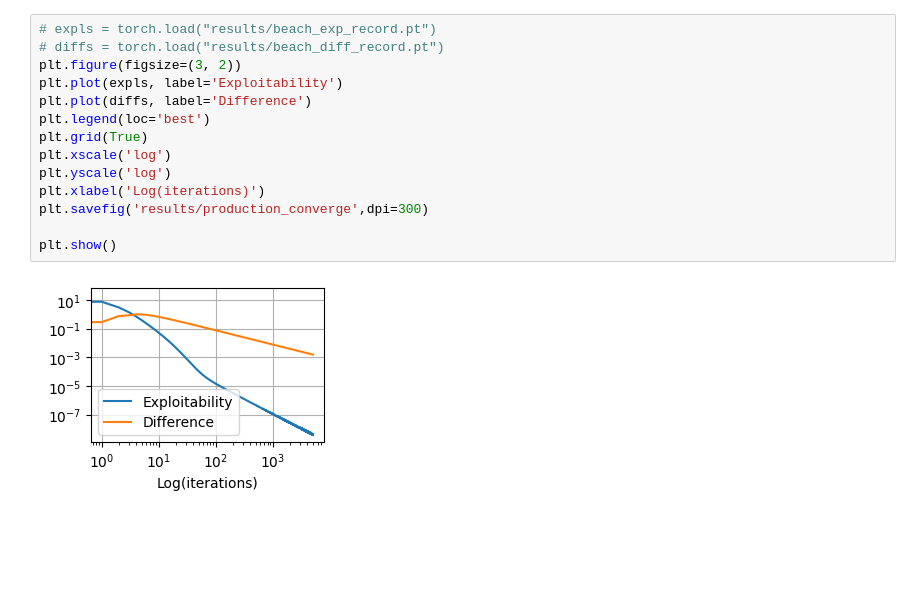
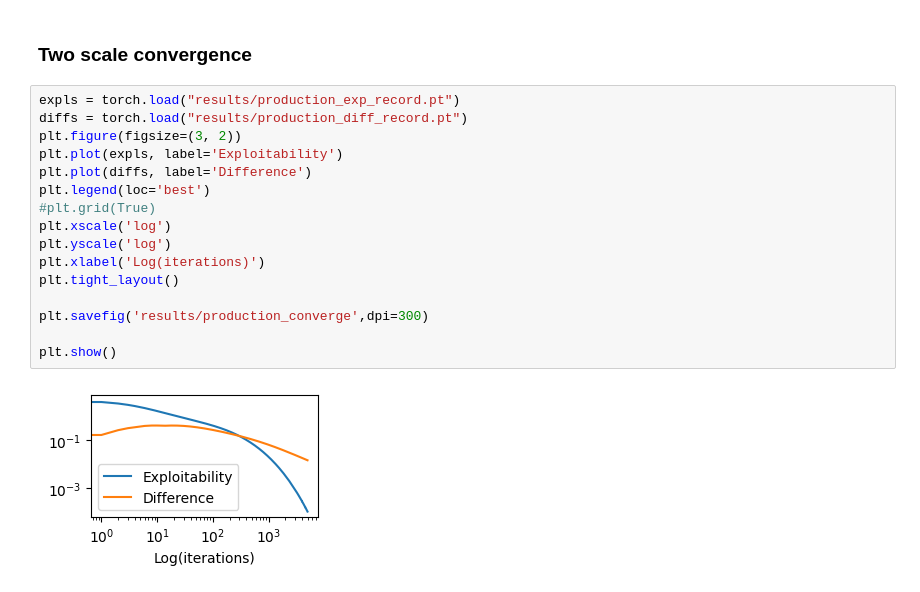
Before and after one commit to Minghui-Wu/MFGLib, a Jupyter notebook: production.ipynb, the cells around one changed output. Drawn from its saved outputs; the diff is of its cells as text; blank space fills up the shorter version.

Commit message:
production exp

```diff
--- a/production.ipynb
+++ b/production.ipynb
@@ -45,16 +83,20 @@ torch.save(runtimes, "results/production_time_record.pt")
+# %% [markdown]
+### Two scale convergence
 # %%
-# expls = torch.load("results/beach_exp_record.pt")
-# diffs = torch.load("results/beach_diff_record.pt")
+expls = torch.load("results/production_exp_record.pt")
+diffs = torch.load("results/production_diff_record.pt")
 plt.figure(figsize=(3, 2))
 plt.plot(expls, label='Exploitability')
 plt.plot(diffs, label='Difference')
 plt.legend(loc='best')
-plt.grid(True)
+#plt.grid(True)
 plt.xscale('log')
 plt.yscale('log')
 plt.xlabel('Log(iterations)')
+plt.tight_layout()
+
 plt.savefig('results/production_converge',dpi=300)
 
 plt.show()
 # %% [output]
-[figure, old version]
+[figure, new version]
```
Also changed, not shown: parts of 22 cells of this notebook, 18 other files.
